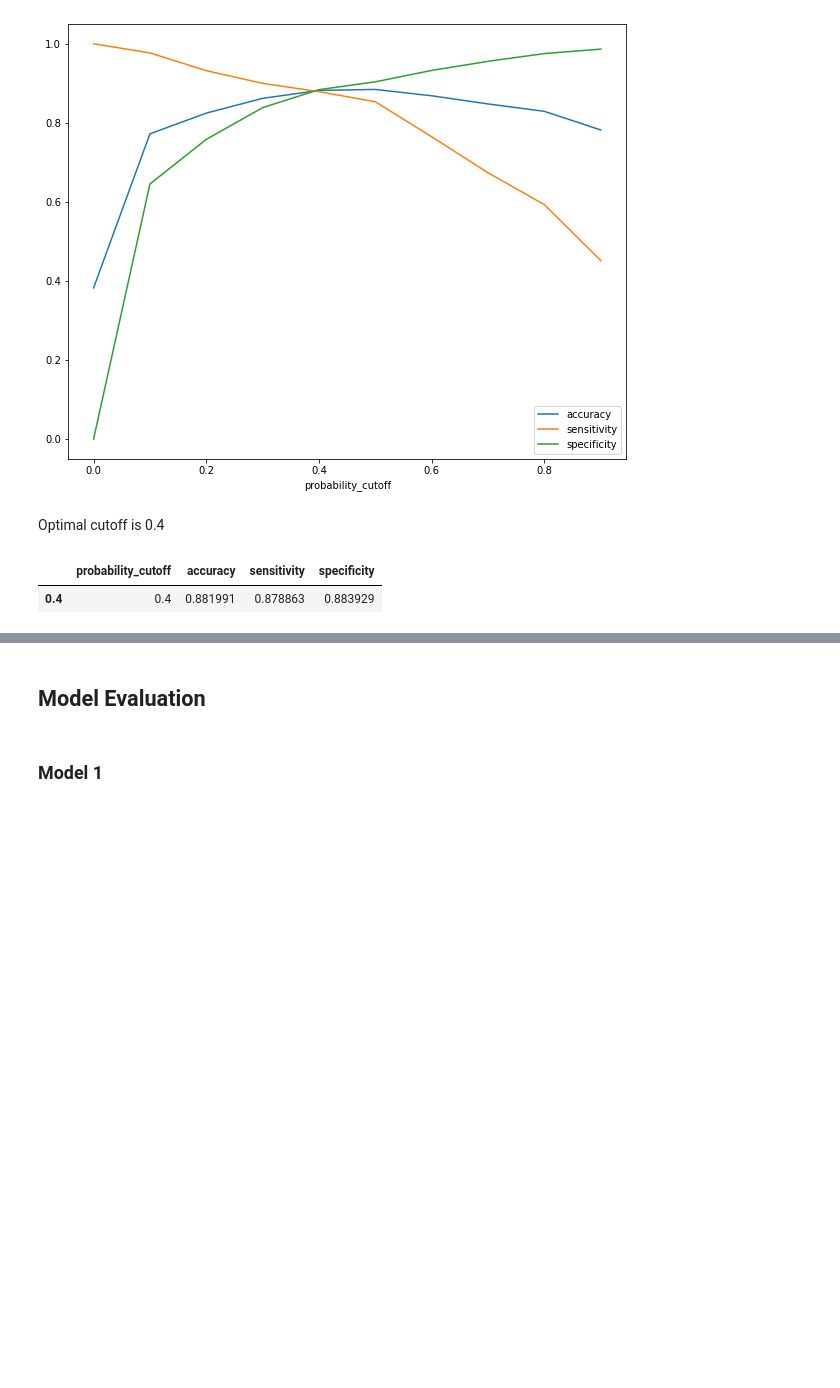
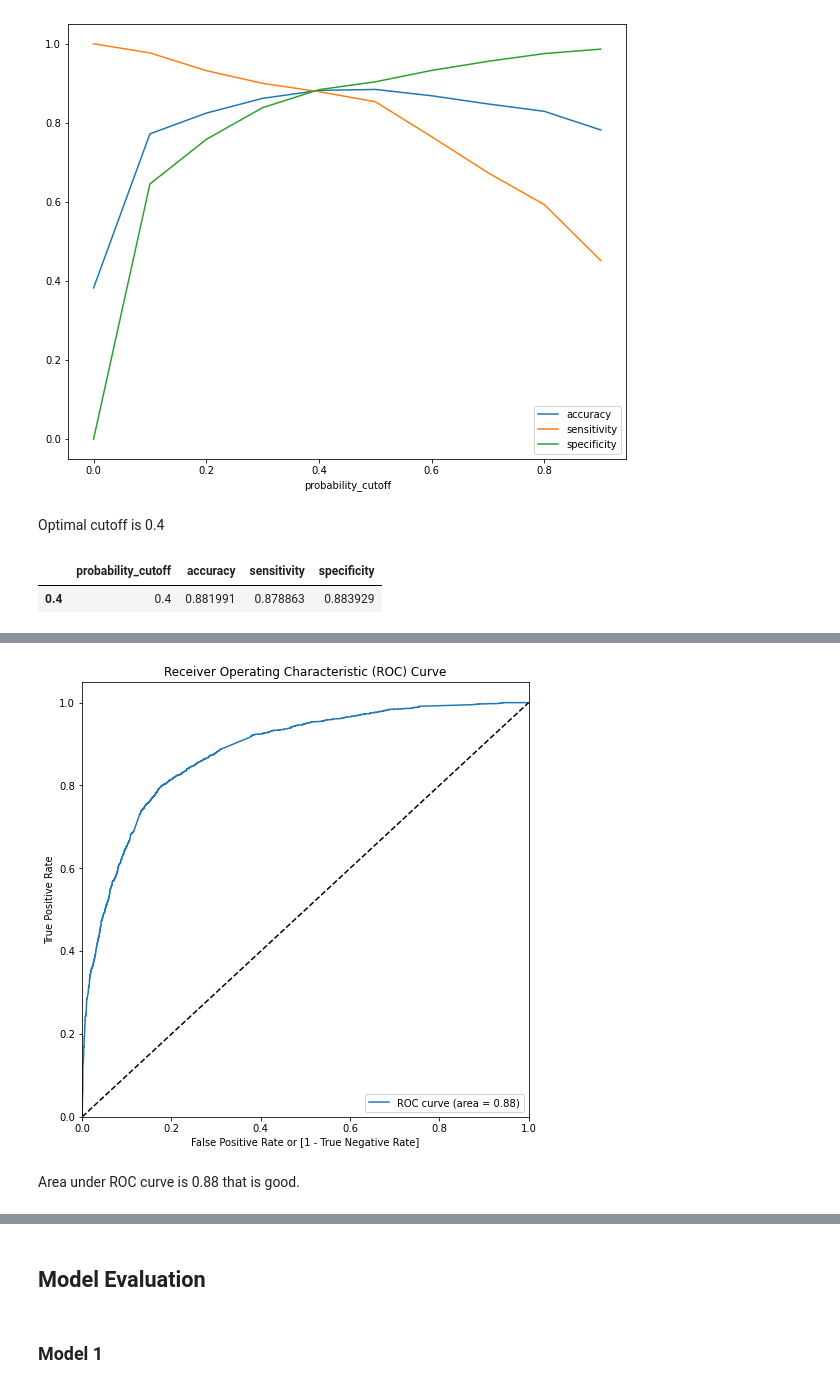
Before and after one commit to SachinShekhar/Lead-Scoring-Case-Study, a Jupyter notebook: Case Study.ipynb, the cells around one changed output, grey strips where cells are left out. Cells and saved outputs as stored; diff of their text form; code cells hidden in the pictures; blank space fills up the shorter version.

Commit message:
Second Model Training & Evaluation (#8)

```diff
--- a/Case Study.ipynb
+++ b/Case Study.ipynb
@@ -1139,0 +1203,3 @@ train_perf_1.loc[[train_cutoff_1]]
+# %%
+# Re-train model
+train_model(y_train, X_train_2).summary()
@@ -1139,0 +1251,6 @@ train_perf_1.loc[[train_cutoff_1]]
+# %%
+# Dropping 'Page Views Per Visit' because it has high VIF
+X_train_2 = X_train_2.drop('Page Views Per Visit', axis=1)
+# %%
+# Re-train model
+train_model(y_train, X_train_2).summary()
@@ -1139,0 +1300,8 @@ train_perf_1.loc[[train_cutoff_1]]
+# %%
+model_2 = train_model(y_train, X_train_2)
+# %%
+roc(model_2, X_train_2)
+# %% [output]
+[figure, added]
+# %% [markdown]
+Area under ROC curve is 0.88 that is good.
```
Also changed, not shown: parts of 32 cells of this notebook.
